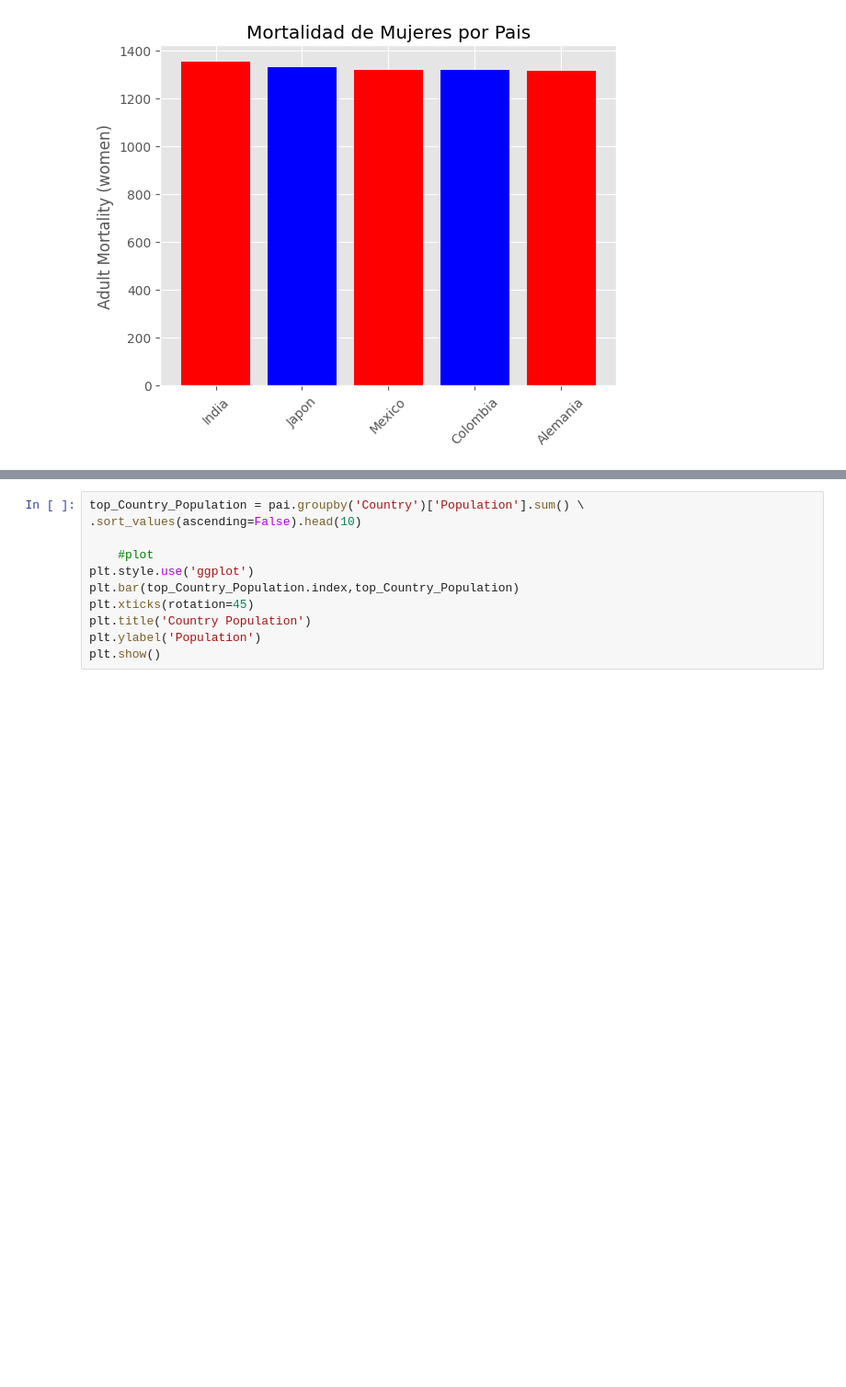
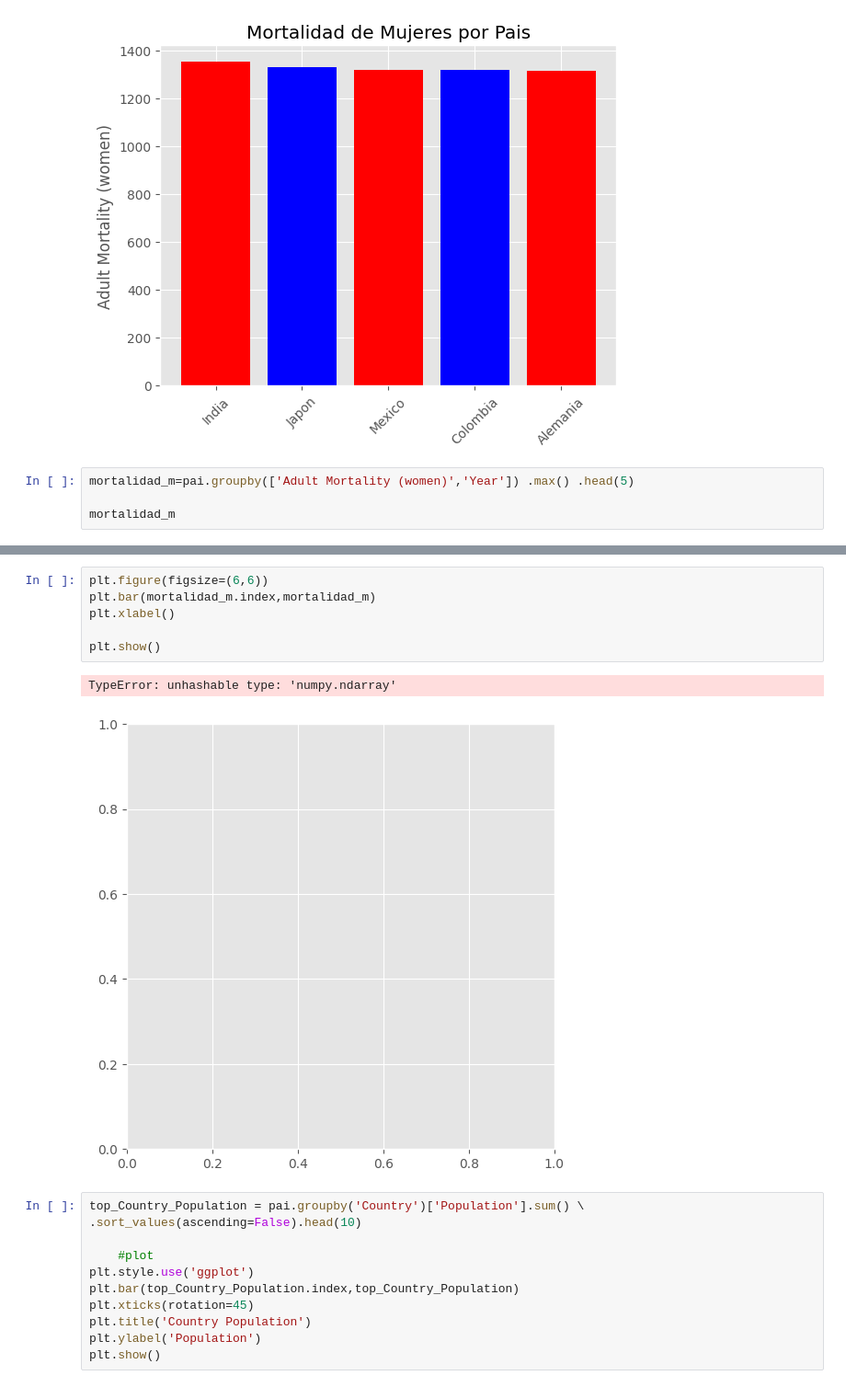
Before and after one commit to Rotany/matplotlib, a Jupyter notebook: code/proyecto2.ipynb, the cells around one changed output, grey strips where cells are left out. Shown: that part at 92% size. Cells and saved outputs as stored; diff of their text form; blank space fills up the shorter version.

```diff
--- a/code/proyecto2.ipynb
+++ b/code/proyecto2.ipynb
@@ -110,3 +131,7 @@ plt.ylabel('Adult Mortality (women)')
 plt.show()
 # %% [output]
 [figure]
+# %%
+mortalidad_m=pai.groupby(['Adult Mortality (women)','Year']) .max() .head(5)
+
+mortalidad_m
@@ -113,3 +147,12 @@ plt.show()
+# %%
+plt.figure(figsize=(6,6))
+plt.bar(mortalidad_m.index,mortalidad_m)
+plt.xlabel()
+
+plt.show()
+# %% [output]
+TypeError: unhashable type: 'numpy.ndarray'
+[figure, added]
 # %%
 top_Country_Population = pai.groupby('Country')['Population'].sum() \
 .sort_values(ascending=False).head(10)
```
Also changed, not shown: parts of 11 cells of this notebook, 1 other file.
